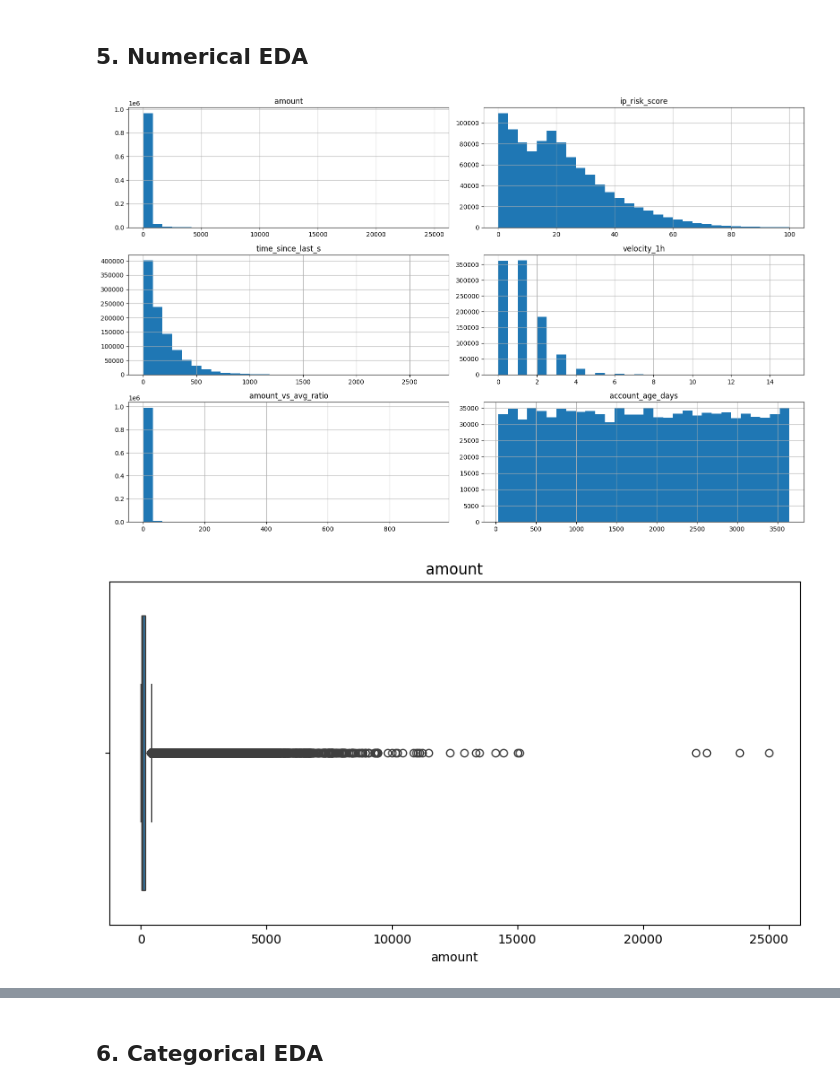
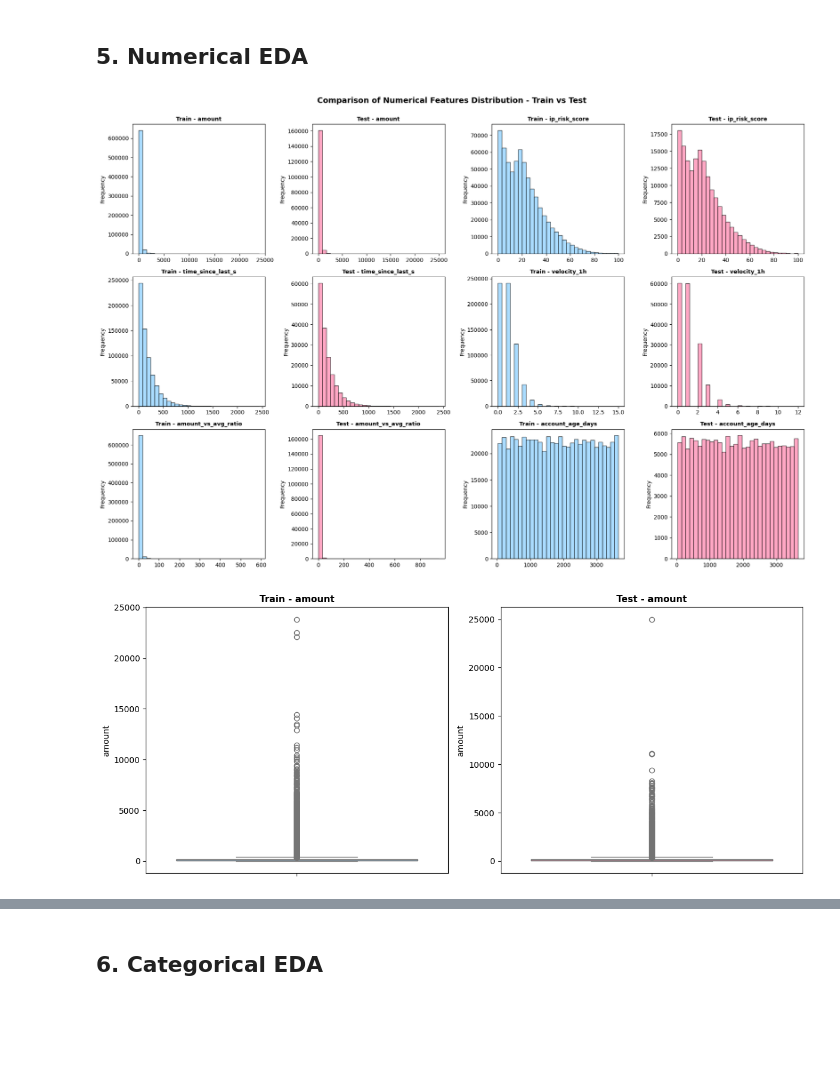
Before and after one commit to huyvietbui1806/mlops-project, a Jupyter notebook: notebooks/EDA.ipynb, the cells around one changed output, grey strips where cells are left out. Cells and saved outputs as stored; diff of their text form; code cells hidden in the pictures; blank space fills up the shorter version.

```diff
--- a/notebooks/EDA.ipynb
+++ b/notebooks/EDA.ipynb
@@ -11,8 +8,9 @@ ModuleNotFoundError: No module named 'pandas'
 # %% [markdown]
 ## **1. Load data**
 # %%
-df = pd.read_csv('transactions.csv')
-
+df = pd.read_csv(r'train.csv', index_col=0, parse_dates=['timestamp'])
+df_test = pd.read_csv(r'test.csv', index_col=0, parse_dates=['timestamp'])
 print('Shape:', df.shape)
+print('Test Shape:', df_test.shape)
 df.head()
 # %% [output]
@@ -84,13 +102,13 @@ Duplicate transaction_id: 0
 # %% [markdown]
 ### **3.3 Datatype optimization**
 # %%
-df['timestamp'] = pd.to_datetime(df['timestamp'])
 
 binary_cols = ['is_weekend', 'card_present', 'is_foreign_txn',
                'device_known', 'has_2fa', 'is_fraud']
 
 for col in binary_cols:
     df[col] = df[col].astype('int8')
+    df_test[col] = df_test[col].astype('int8')
 # %% [markdown]
 ## **4. Target Analysis**
 # %%
@@ -114,21 +221,46 @@ Name: count, dtype: int64
 # %%
 num_cols = [
     'amount',
     'ip_risk_score',
     'time_since_last_s',
     'velocity_1h',
     'amount_vs_avg_ratio',
     'account_age_days'
 ]
-df[num_cols].describe().T
-df[num_cols].hist(figsize=(16, 10), bins=30)
+
+# Side-by-side comparison for each numerical column
+fig, axes = plt.subplots(3, 4, figsize=(18, 12))
+axes = axes.flatten()
+
+for idx, col in enumerate(num_cols):
+    # Train histogram
+    axes[idx*2].hist(df[col], bins=30, color='#87CEFF', edgecolor='black', alpha=0.7)
+    axes[idx*2].set_title(f'Train - {col}', fontsize=10, fontweight='bold')
+    axes[idx*2].set_ylabel('Frequency')
+
+    # Test histogram
+    axes[idx*2 + 1].hist(df_test[col], bins=30, color='#FF82AB', edgecolor='black', alpha=0.7)
+    axes[idx*2 + 1].set_title(f'Test - {col}', fontsize=10, fontweight='bold')
+    axes[idx*2 + 1].set_ylabel('Frequency')
+
+plt.suptitle('Comparison of Numerical Features Distribution - Train vs Test', fontsize=14, fontweight='bold', y=1.00)
 plt.tight_layout()
 plt.show()
+
+# Side-by-side boxplots for each numerical column
 for col in num_cols:
-    plt.figure()
-    sns.boxplot(x=df[col])
-    plt.title(col)
+    fig, axes = plt.subplots(1, 2, figsize=(12, 5))
+
+    # Train boxplot
+    sns.boxplot(data=df, y=col, ax=axes[0], color='#87CEFF')
+    axes[0].set_title(f'Train - {col}', fontsize=11, fontweight='bold')
+
+    # Test boxplot
+    sns.boxplot(data=df_test, y=col, ax=axes[1], color='#FF82AB')
+    axes[1].set_title(f'Test - {col}', fontsize=11, fontweight='bold')
+
+    plt.tight_layout()
     plt.show()
 # %% [output]
-[figure, old version]
+[figure, new version]
-[figure, old version]
+[figure, new version]
```
Also changed, not shown: parts of 31 cells of this notebook.
